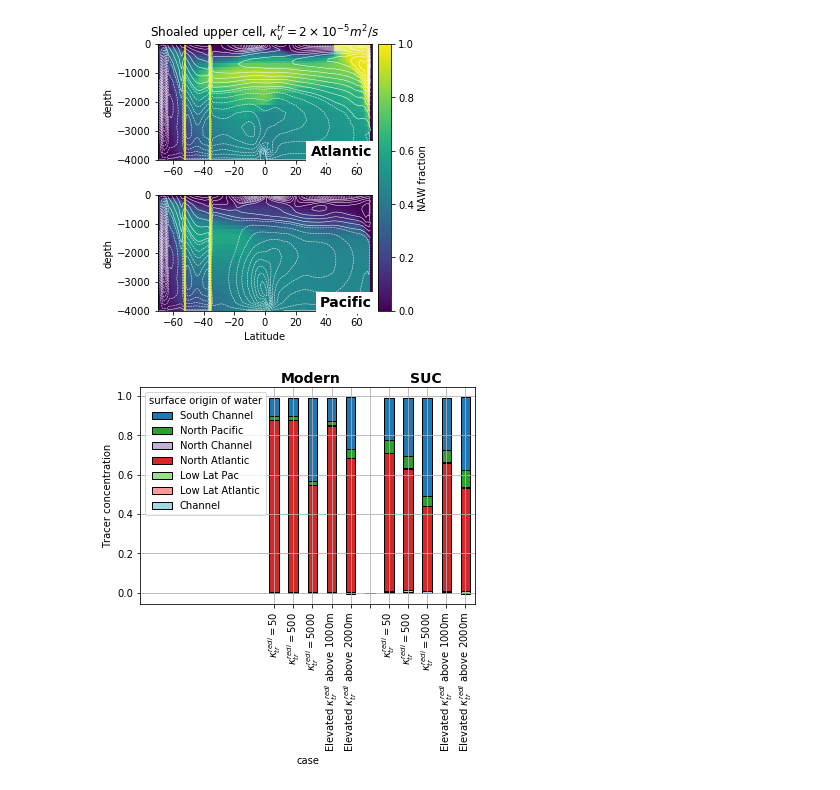
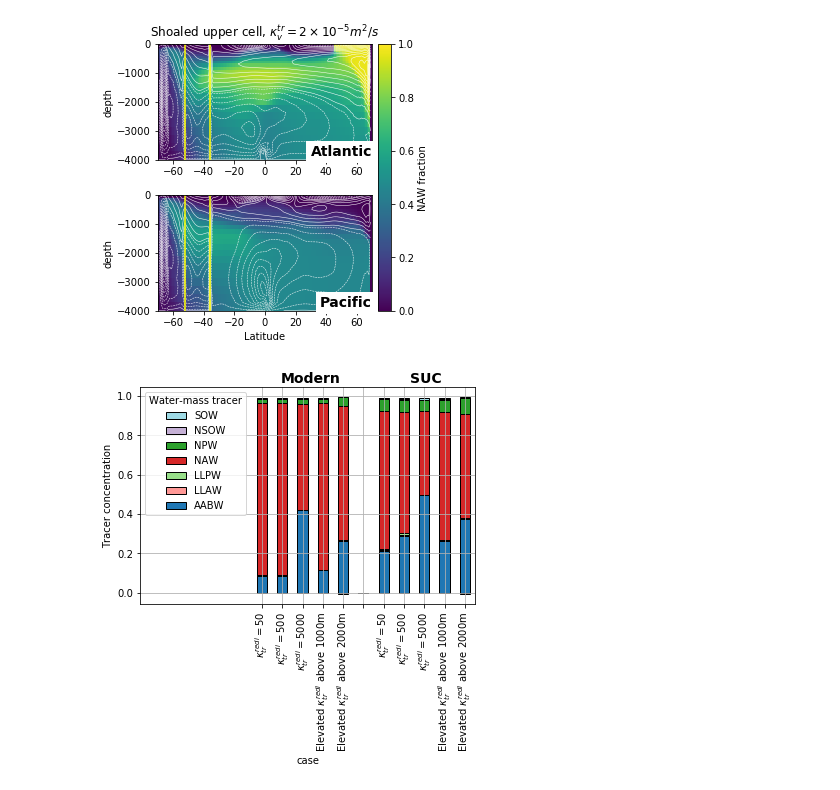
Before and after one commit to anthony-meza/test_age_framework, a Jupyter notebook: vert_testing.ipynb, the cells around one changed output. Cells and saved outputs as stored; diff of their text form; code cells hidden in the pictures.

Commit message:
added supplemental figures

```diff
--- a/vert_testing.ipynb
+++ b/vert_testing.ipynb
@@ -67,10 +67,10 @@ all_tracersLGM50 = xr.concat(all_tracer_list, dim='tracer')
 datadir='tracers_mod_LGM/LGM500'
 iters=range(64800000,64850000,150000)
 prefixes=['tracer1','layersDiags','dyn','tracer2','gm']#
-dslayers1=xmitgcm.open_mdsdataset(datadir,prefix=prefixes,iters=iters)
-grid2 = xgcm.Grid(dslayers1, periodic=['X'])
+dslayers500=xmitgcm.open_mdsdataset(datadir,prefix=prefixes,iters=iters)
+grid2 = xgcm.Grid(dslayers500, periodic=['X'])
 names = ["TRAC01","TRAC02","TRAC03","TRAC04","TRAC05","TRAC06","TRAC07","TRAC08","TRAC09","TRAC10","TRAC11"]#list(ds.data_vars)
-all_tracer_list = [dslayers1[name] for name in names]
+all_tracer_list = [dslayers500[name] for name in names]
 all_tracersLGM500 = xr.concat(all_tracer_list, dim='tracer')
 # %%
 datadir='tracers_mod_LGM/LGM5000'
@@ -473,35 +634,35 @@ new_tracerset=xr.concat([new_tracer,CW,MW,AABW],dim='tracer')
 new_tracerset = xr.concat([new_tracerset.isel(case=slice(0,5)),
                            xr.zeros_like(new_tracerset.isel(case=1)).expand_dims('case'),
                            new_tracerset.isel(case=slice(5,10))],dim='case')
 
 
 deepPac= ((new_tracerset.mean('time') * dslayers.drF *dslayers.rA).isel(tracer=slice(0,10))
           .where(dslayers.XC>140).where(dslayers.Z<-2000).where(dslayers.YC<0).where(dslayers.YC>-30)
          ).sum(dim=['XC','YC','Z'])/((dslayers.drF *dslayers.rA.where(dslayers.XC>140).where(dslayers.Z<-2000)
                                       .where(dslayers.YC<0).where(dslayers.YC>-30)).sum(dim=['XC','YC','Z']))
-deepPac['tracer']=["North Atlantic","North Pacific","Low Lat Atlantic","Low Lat Pac","North Channel","Channel","South Channel"]
+deepPac['tracer']=["NAW","NPW","LLAW","LLPW","NSOW","SOW","AABW"]
 deepPac['case']=['50','500','5000','SUC aaa 50','SUC aaa 500','SUC','SUC aaa 5000','5000 above 1000m','5000 above 2000m','SUC above 1000m','SUC above 2000m']
 seriesPac = deepPac.to_series()
 series2Pac=seriesPac.reset_index(name='tracerint').groupby(['tracer','case'])['tracerint'].sum().unstack('tracer').fillna(0)
 #series2
 cmap = plt.cm.get_cmap('tab20')
-series2Pac.plot(kind='bar',stacked='True', edgecolor='black',color=[cmap(19),cmap(7),cmap(5),cmap(6),cmap(9),cmap(4),cmap(0)])
+series2Pac.plot(kind='bar',stacked='True', edgecolor='black',color=[cmap(0),cmap(7),cmap(5),cmap(6),cmap(4),cmap(9),cmap(19)])
 handles, labels = plt.gca().get_legend_handles_labels()
 order = [6,5,4,3,2,1,0]
-plt.legend([handles[idx] for idx in order],[labels[idx] for idx in order],title='surface origin of water')
+plt.legend([handles[idx] for idx in order],[labels[idx] for idx in order],title='Water-mass tracer')
 plt.grid(True)
-plt.xlim(-7, 10.5)
+plt.xlim(-6, 10.5)
 plt.ylabel('Tracer concentration')
 ax=plt.gca()
 ax.set_xticklabels((r'$\kappa^{redi}_{tr}=50$', r'$\kappa^{redi}_{tr}=500$', r'$\kappa^{redi}_{tr}=5000$',
                     r'Elevated $\kappa^{redi}_{tr}$ above 1000m',r'Elevated $\kappa^{redi}_{tr}$ above 2000m','',
                     r'$\kappa^{redi}_{tr}=50$', r'$\kappa^{redi}_{tr}=500$', r'$\kappa^{redi}_{tr}=5000$',
                 r'Elevated $\kappa^{redi}_{tr}$ above 1000m',r'Elevated $\kappa^{redi}_{tr}$ above 2000m'));
 plt.text(0.6, 1.07, 'Modern', transform=ax.transAxes,
       fontsize=14, fontweight='bold', va='top', ha='right',bbox=dict(facecolor='None',ec="None"))
 plt.text(0.9, 1.07, 'SUC', transform=ax.transAxes,
       fontsize=14, fontweight='bold', va='top', ha='right',bbox=dict(facecolor='None',ec="None"))
 fig=plt.gcf()
 fig.savefig('summary_figure.pdf', bbox_inches='tight')
 # %% [output]
-[figure, old version]
+[figure, new version]
```
Also changed, not shown: parts of 2 cells of this notebook, 1 other file.
